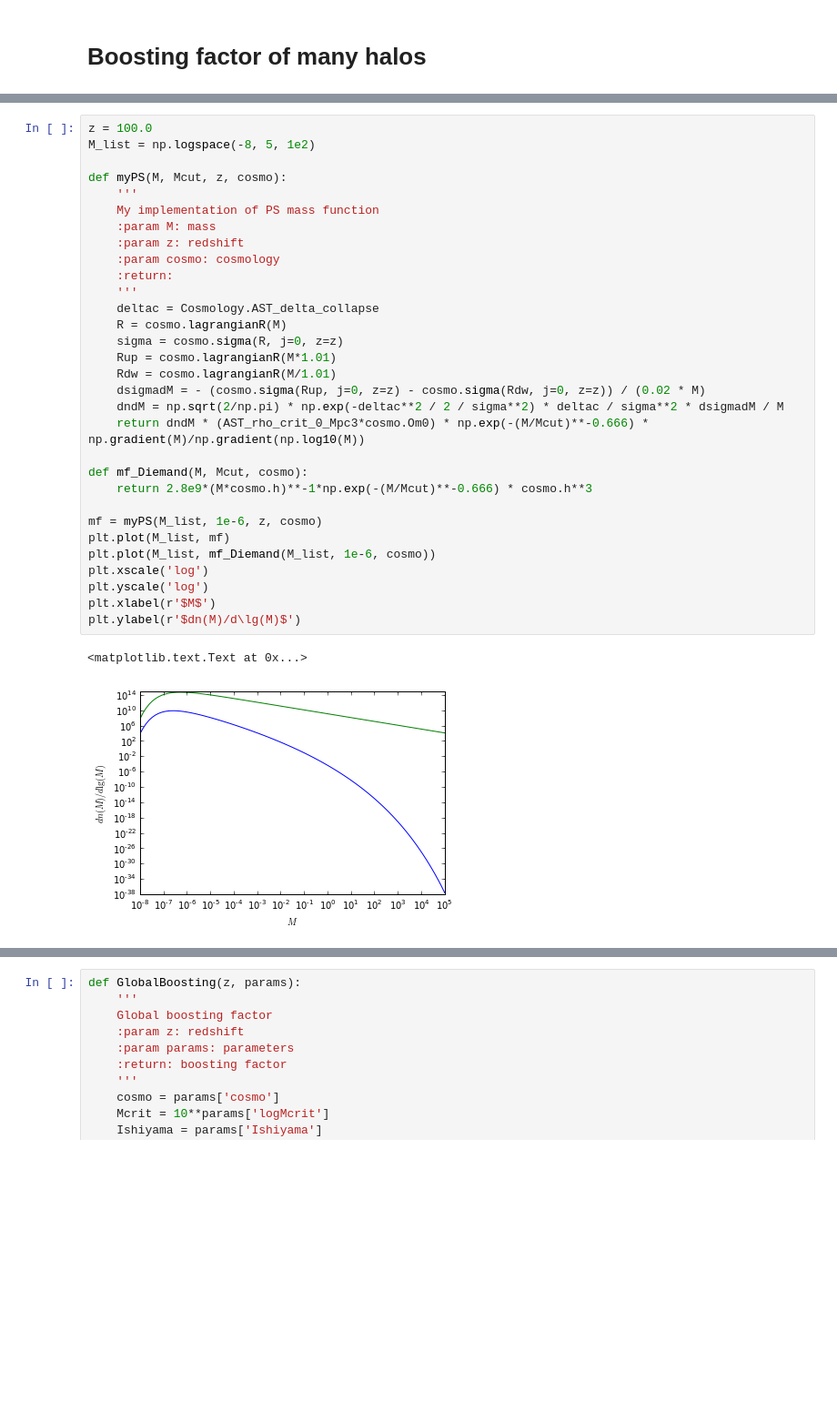
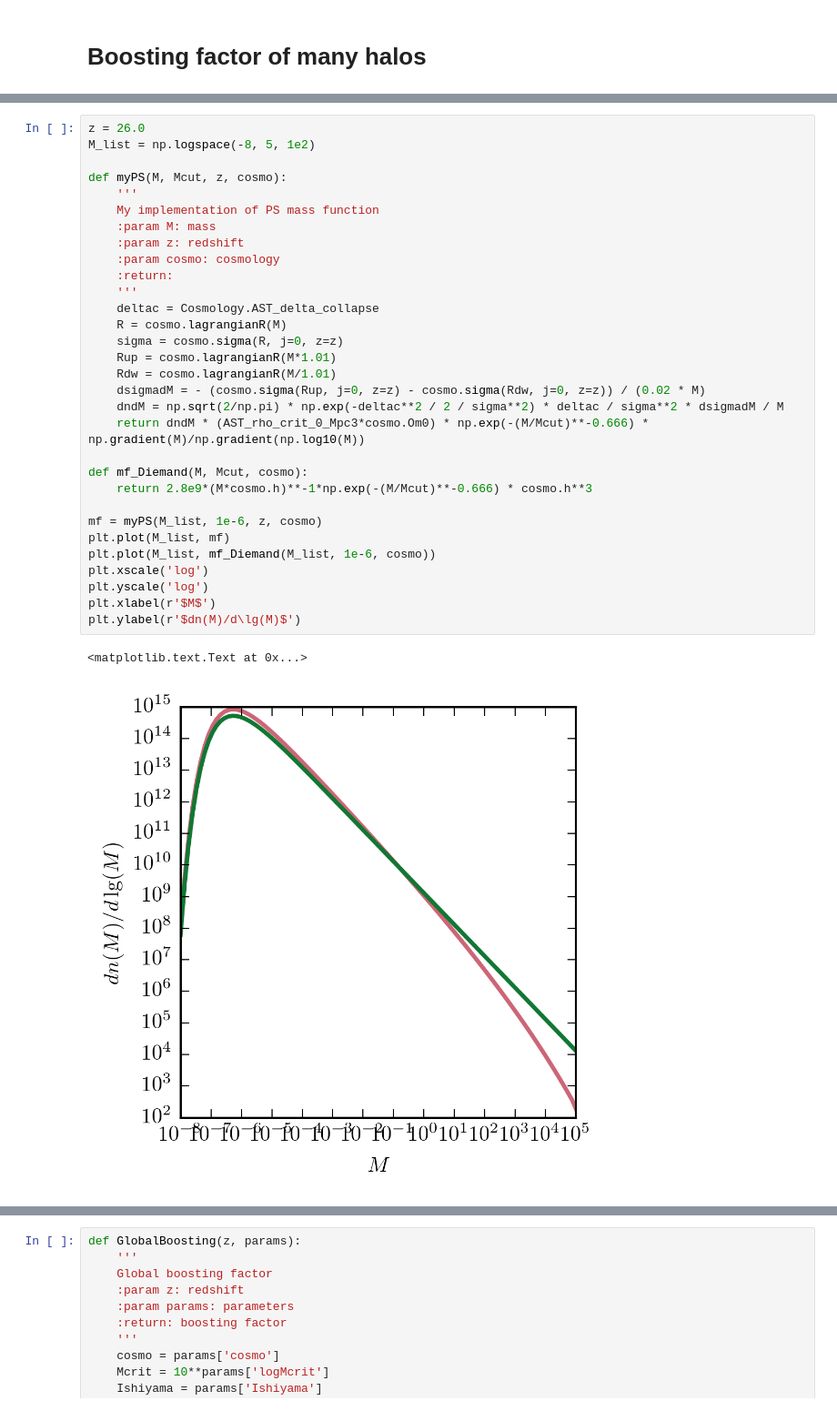
Before and after one commit to lue/dmb, a Jupyter notebook: integrate_mf.ipynb, the cells around one changed output, grey strips where cells are left out. Shown at 91% size. Cells and saved outputs as stored; diff of their text form; blank space fills up the shorter version.

```diff
--- a/integrate_mf.ipynb
+++ b/integrate_mf.ipynb
@@ -15,39 +18,39 @@ from dmb.mass_func import *
 setCosmology('planck13')
 cosmo = getCurrent()
 # %%
-z = 100.0
+z = 26.0
 M_list = np.logspace(-8, 5, 1e2)
 
 def myPS(M, Mcut, z, cosmo):
     '''
     My implementation of PS mass function
     :param M: mass
     :param z: redshift
     :param cosmo: cosmology
     :return:
     '''
     deltac = Cosmology.AST_delta_collapse
     R = cosmo.lagrangianR(M)
     sigma = cosmo.sigma(R, j=0, z=z)
     Rup = cosmo.lagrangianR(M*1.01)
     Rdw = cosmo.lagrangianR(M/1.01)
     dsigmadM = - (cosmo.sigma(Rup, j=0, z=z) - cosmo.sigma(Rdw, j=0, z=z)) / (0.02 * M)
     dndM = np.sqrt(2/np.pi) * np.exp(-deltac**2 / 2 / sigma**2) * deltac / sigma**2 * dsigmadM / M
     return dndM * (AST_rho_crit_0_Mpc3*cosmo.Om0) * np.exp(-(M/Mcut)**-0.666) * np.gradient(M)/np.gradient(np.log10(M))
 
 def mf_Diemand(M, Mcut, cosmo):
     return 2.8e9*(M*cosmo.h)**-1*np.exp(-(M/Mcut)**-0.666) * cosmo.h**3
 
 mf = myPS(M_list, 1e-6, z, cosmo)
 plt.plot(M_list, mf)
 plt.plot(M_list, mf_Diemand(M_list, 1e-6, cosmo))
 plt.xscale('log')
 plt.yscale('log')
 plt.xlabel(r'$M$')
 plt.ylabel(r'$dn(M)/d\lg(M)$')
 # %% [output]
 <matplotlib.text.Text at 0x...>
-[figure, old version]
+[figure, new version]
 # %%
 M_list = np.logspace(-8, 10, 1e3)
 print np.trapz(mf_Diemand(M_list, 1e-6, cosmo)*M_list, np.log10(M_list)) / (AST_rho_crit_0_Mpc3*cosmo.Om0)
```
Also changed, not shown: parts of 7 cells of this notebook, 1 other file.
